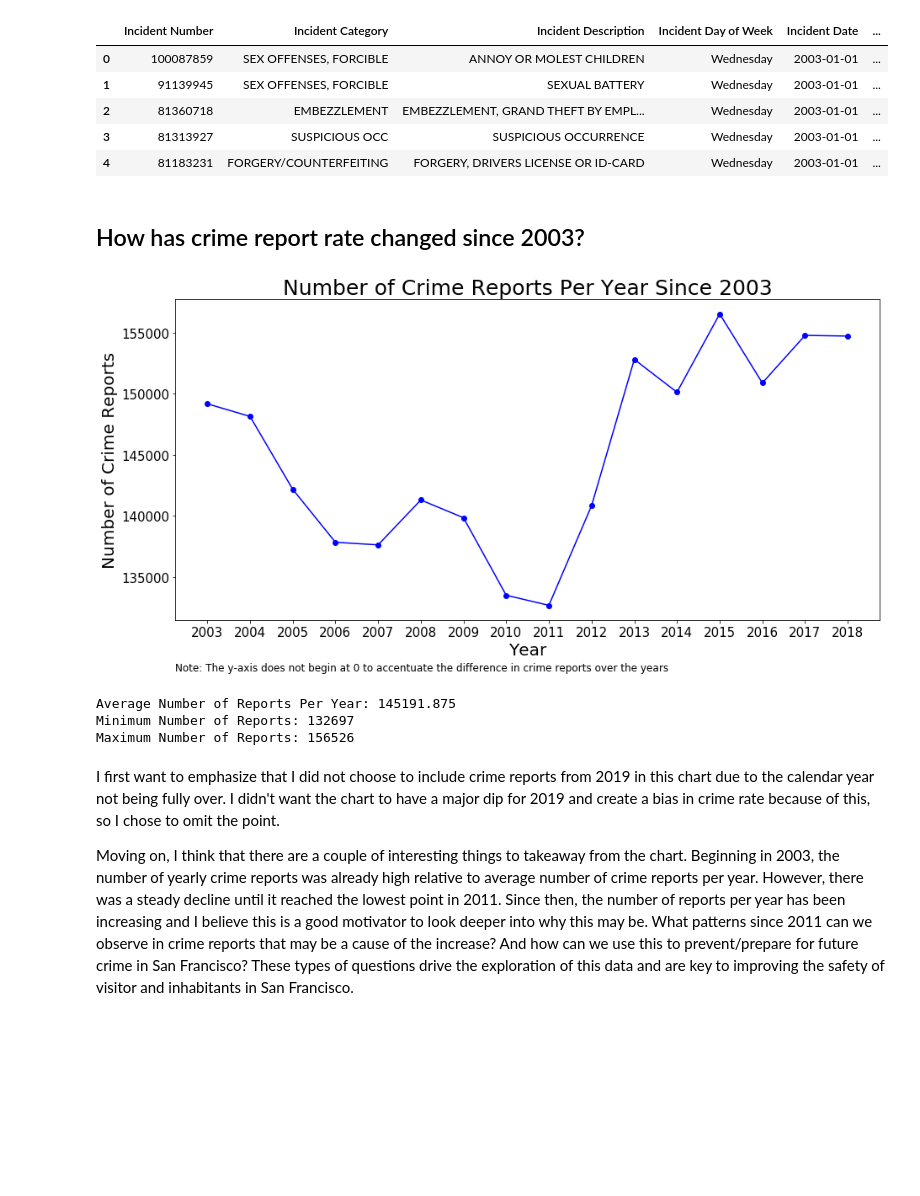
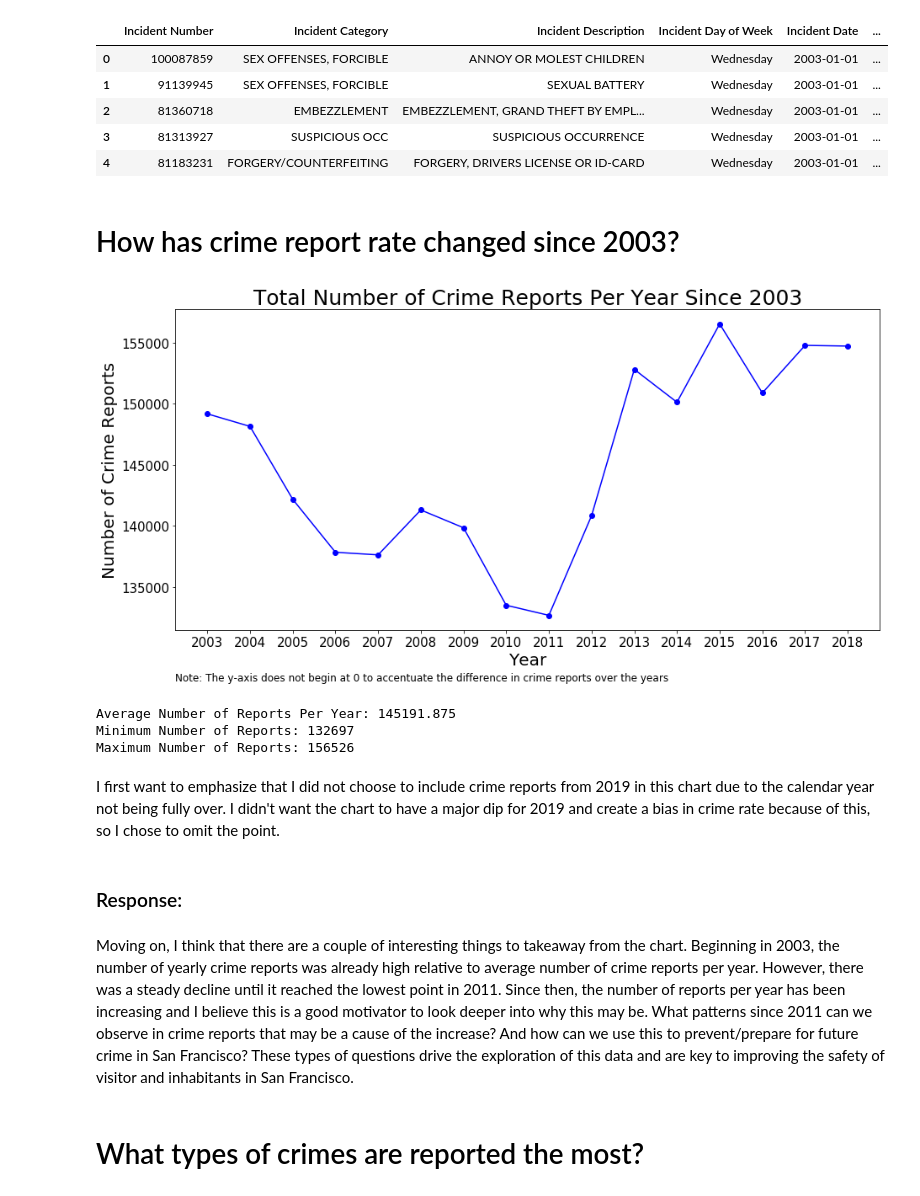
Before and after one commit to gyamane/Springboard, a Jupyter notebook: capstone_project_1/data_storytelling.ipynb, the cells around one changed output. Drawn from its saved outputs; the diff is of its cells as text; code cells hidden in the pictures; blank space fills up the shorter version.

```diff
--- a/capstone_project_1/data_storytelling.ipynb
+++ b/capstone_project_1/data_storytelling.ipynb
@@ -9,10 +13,10 @@ import seaborn as sns
 # %%
 # Grab dataframe containing police reports
 # Create df on Macbook
-# df = pd.read_csv("/Users/garrettyamane/Desktop/Springboard/capstone_project_1_data/merged.csv")
+df = pd.read_csv("/Users/garrettyamane/Desktop/Springboard/capstone_project_1_data/merged.csv")
 
 # Create df on PC
-df = pd.read_csv("/Users/Garrett/Desktop/Springboard/capstone_project_1_data/merged.csv")
+# df = pd.read_csv("/Users/Garrett/Desktop/Springboard/capstone_project_1_data/merged.csv")
 df = df.drop(columns='Unnamed: 0')
 df.head()
 # %% [output]
@@ -23,7 +27,7 @@ df.head()
 | 3 | 81313927 | SUSPICIOUS OCC | SUSPICIOUS OCCURRENCE | Wednesday | 2003-01-01 | ... |
 | 4 | 81183231 | FORGERY/COUNTERFEITING | FORGERY, DRIVERS LICENSE OR ID-CARD | Wednesday | 2003-01-01 | ... |
 # %% [markdown]
-## How has crime report rate changed since 2003?
+# How has crime report rate changed since 2003?
 # %%
 # Get Series of Year and the number of crime reports for that year
 num_reports_by_year = df['Incident Year'].value_counts().sort_index()
@@ -33,23 +37,23 @@ num_reports_by_year = num_reports_by_year[0:16]
 # %%
 # Create figure for number of crime reports and plot
 fig, ax = plt.subplots(figsize=(15, 7))
 ax.plot(num_reports_by_year.index, num_reports_by_year.values, 'o-b')
 
 # Set title and axis labels
-ax.set_title("Number of Crime Reports Per Year Since 2003", fontsize=25)
+ax.set_title("Total Number of Crime Reports Per Year Since 2003", fontsize=25)
 ax.set_xlabel("Year", fontsize=20)
 ax.set_ylabel("Number of Crime Reports", fontsize=20)
 ax.tick_params(axis = 'both', which = 'major', labelsize = 15)
 
 # Show all years on x-axis
 plt.xticks(num_reports_by_year.index)
 
 # Add footnote
 plt.annotate('Note: The y-axis does not begin at 0 to accentuate the difference in crime reports over the years', (0,0), (0, -50), xycoords='axes fraction', textcoords='offset points', va='top', fontsize=12)
 
 plt.show()
 # %% [output]
-[figure, old version]
+[figure, new version]
 # %%
 print("Average Number of Reports Per Year:", num_reports_by_year.mean())
 print("Minimum Number of Reports:", min(num_reports_by_year))
@@ -58,7 +62,11 @@ print("Maximum Number of Reports:", max(num_reports_by_year))
 Average Number of Reports Per Year: 145191.875
 Minimum Number of Reports: 132697
 Maximum Number of Reports: 156526
+# %% [markdown]
+I first want to emphasize that I did not choose to include crime reports from 2019 in this chart due to the calendar year not being fully over. I didn't want the chart to have a major dip for 2019 and create a bias in crime rate because of this, so I chose to omit the point.
+# %% [markdown]
+### Response:
 # %% [markdown]
-I first want to emphasize that I did not choose to include crime reports from 2019 in this chart due to the calendar year not being fully over. I didn't want the chart to have a major dip for 2019 and create a bias in crime rate because of this, so I chose to omit the point.
-
 Moving on, I think that there are a couple of interesting things to takeaway from the chart. Beginning in 2003, the number of yearly crime reports was already high relative to average number of crime reports per year. However, there was a steady decline until it reached the lowest point in 2011. Since then, the number of reports per year has been increasing and I believe this is a good motivator to look deeper into why this may be. What patterns since 2011 can we observe in crime reports that may be a cause of the increase? And how can we use this to prevent/prepare for future crime in San Francisco? These types of questions drive the exploration of this data and are key to improving the safety of visitor and inhabitants in San Francisco.
+# %% [markdown]
+# What types of crimes are reported the most?
```
Also changed, not shown: parts of 17 cells of this notebook.
